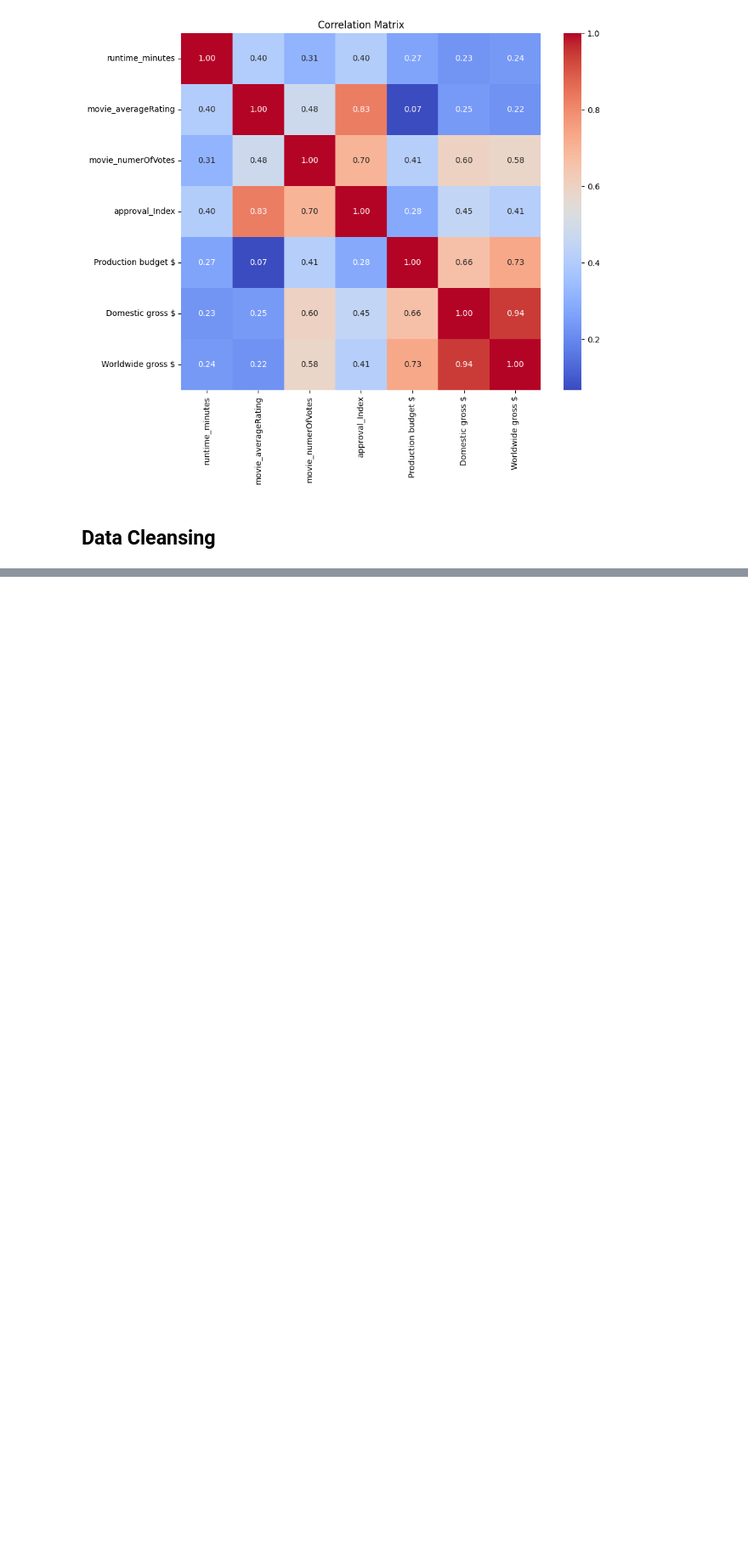
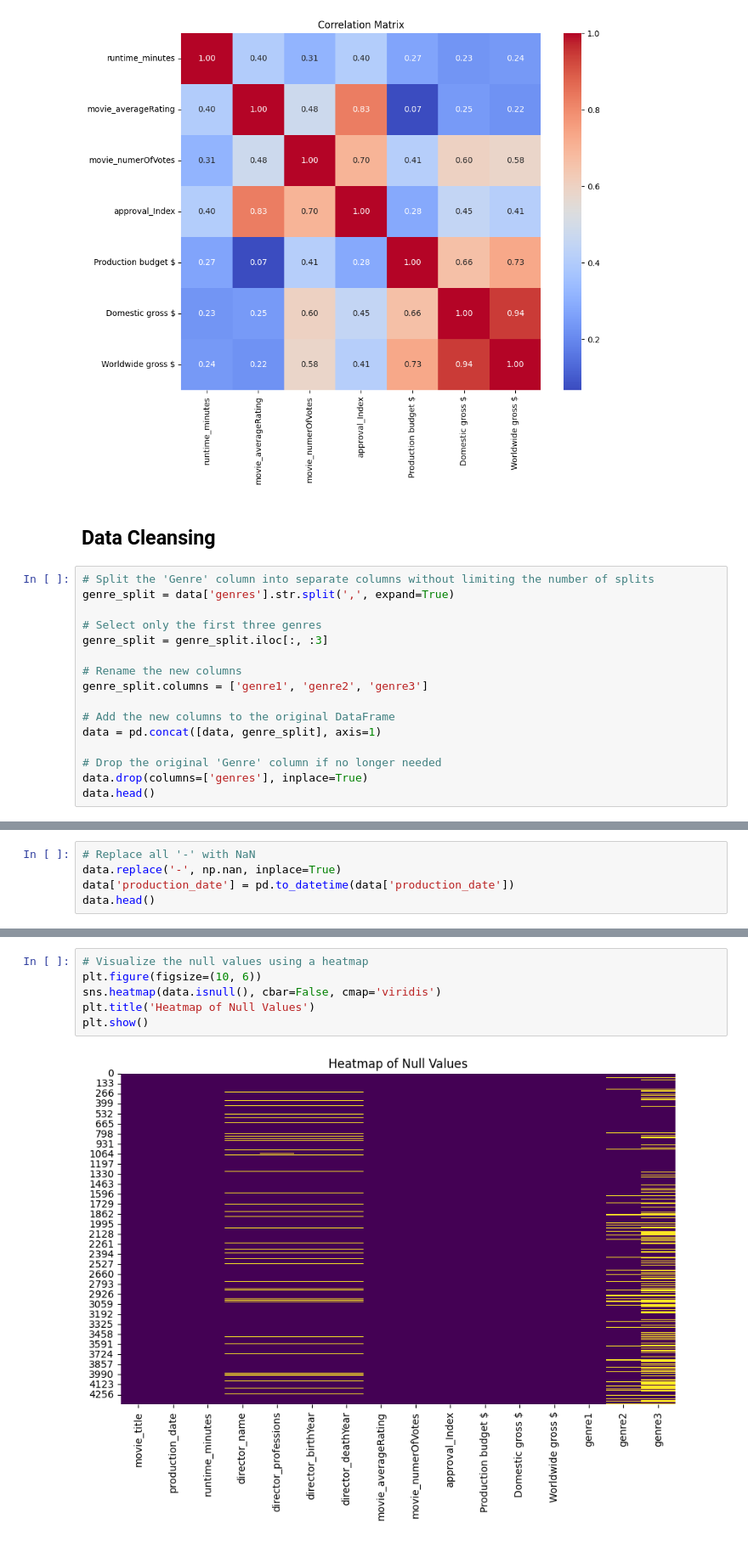
Before and after one commit to gusanitor8/DeepLearningLab2, a Jupyter notebook: lab2.ipynb, the cells around one changed output, grey strips where cells are left out. Shown at 85% size. Drawn from its saved outputs; the diff is of its cells as text; blank space fills up the shorter version.

Commit message:
preprocesed data

```diff
--- a/lab2.ipynb
+++ b/lab2.ipynb
@@ -137,3 +139,19 @@ plt.show()
 [figure]
 # %% [markdown]
 ## Data Cleansing
+# %%
+# Split the 'Genre' column into separate columns without limiting the number of splits
+genre_split = data['genres'].str.split(',', expand=True)
+
+# Select only the first three genres
+genre_split = genre_split.iloc[:, :3]
+
+# Rename the new columns
+genre_split.columns = ['genre1', 'genre2', 'genre3']
+
+# Add the new columns to the original DataFrame
+data = pd.concat([data, genre_split], axis=1)
+
+# Drop the original 'Genre' column if no longer needed
+data.drop(columns=['genres'], inplace=True)
+data.head()
@@ -139,0 +165,5 @@ plt.show()
+# %%
+# Replace all '-' with NaN
+data.replace('-', np.nan, inplace=True)
+data['production_date'] = pd.to_datetime(data['production_date'])
+data.head()
@@ -139,0 +197,8 @@ plt.show()
+# %%
+# Visualize the null values using a heatmap
+plt.figure(figsize=(10, 6))
+sns.heatmap(data.isnull(), cbar=False, cmap='viridis')
+plt.title('Heatmap of Null Values')
+plt.show()
+# %% [output]
+[figure, added]
```
Also changed, not shown: parts of 14 cells of this notebook.
